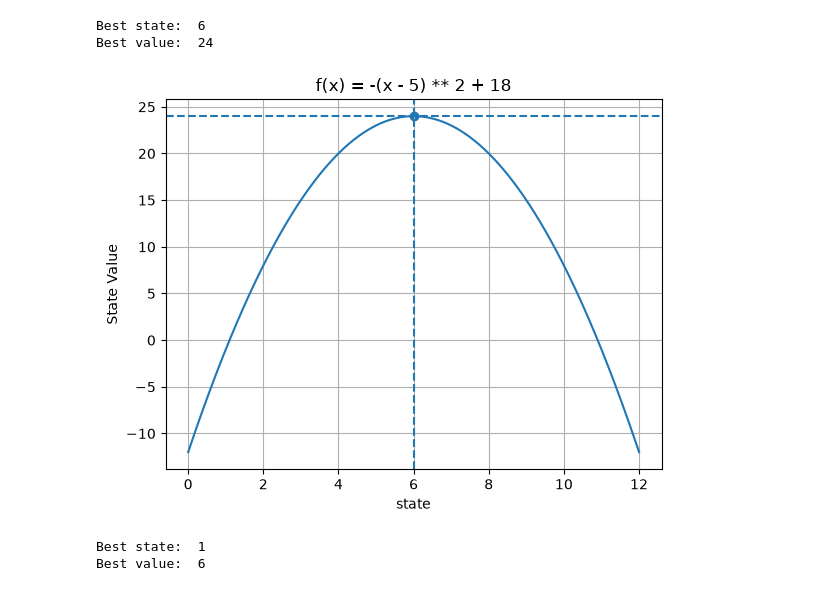
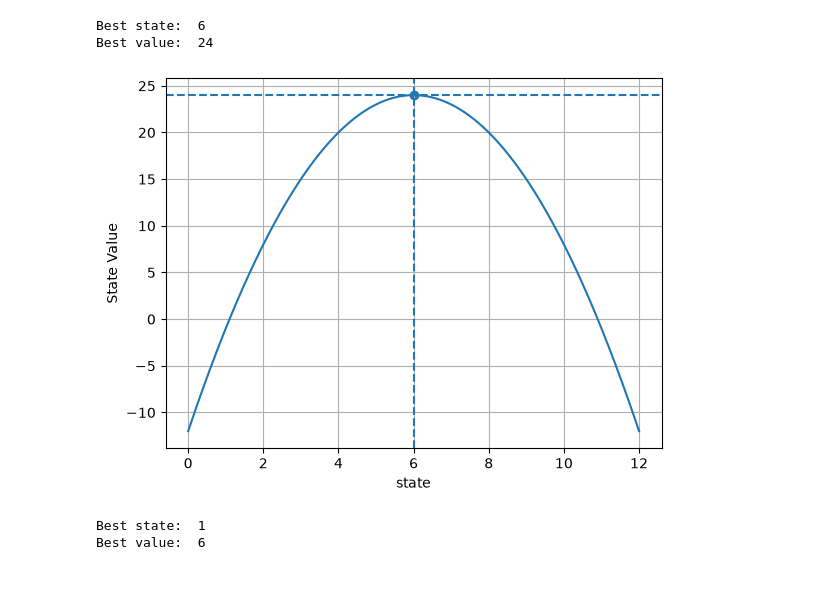
Before and after one commit to PrinceChaurasiyaa/Artificial-Intelligence-Algorithms-, a Jupyter notebook: hillClimbing.ipynb, the cells around one changed output. Drawn from its saved outputs; the diff is of its cells as text; code cells hidden in the pictures.

```diff
--- a/hillClimbing.ipynb
+++ b/hillClimbing.ipynb
@@ -30,25 +30,24 @@ Best value:  24
 # %%
 import numpy as np
 import matplotlib.pyplot as plt
 
 x = np.linspace(0, 12, 5000)
 y = -(x - 6) ** 2 + 24
 
 plt.plot(x, y)
 plt.xlabel("state")
 plt.ylabel("State Value")
-plt.title("f(x) = -(x - 5) ** 2 + 18")
 plt.grid(True)
 
 plt.scatter(result, heuristic(result))
 
 plt.axvline(result, linestyle="--")
 plt.axhline(heuristic(result), linestyle="--")
 
 
 plt.show()
 # %% [output]
-[figure, old version]
+[figure, new version]
 # %%
 def heuristic(x):
     return (x**3) - 6*(x**2) + (9*x) + 2
```
